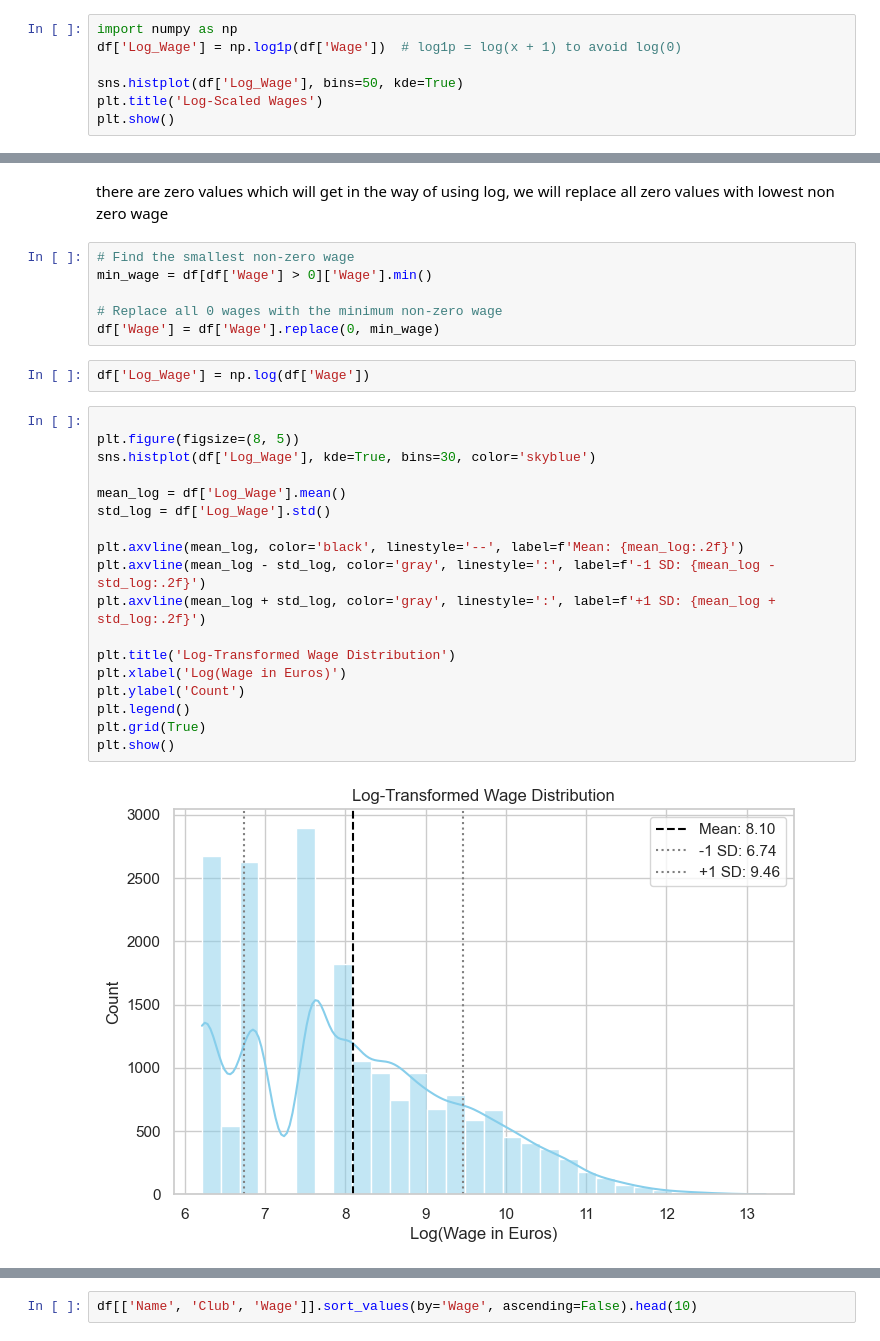
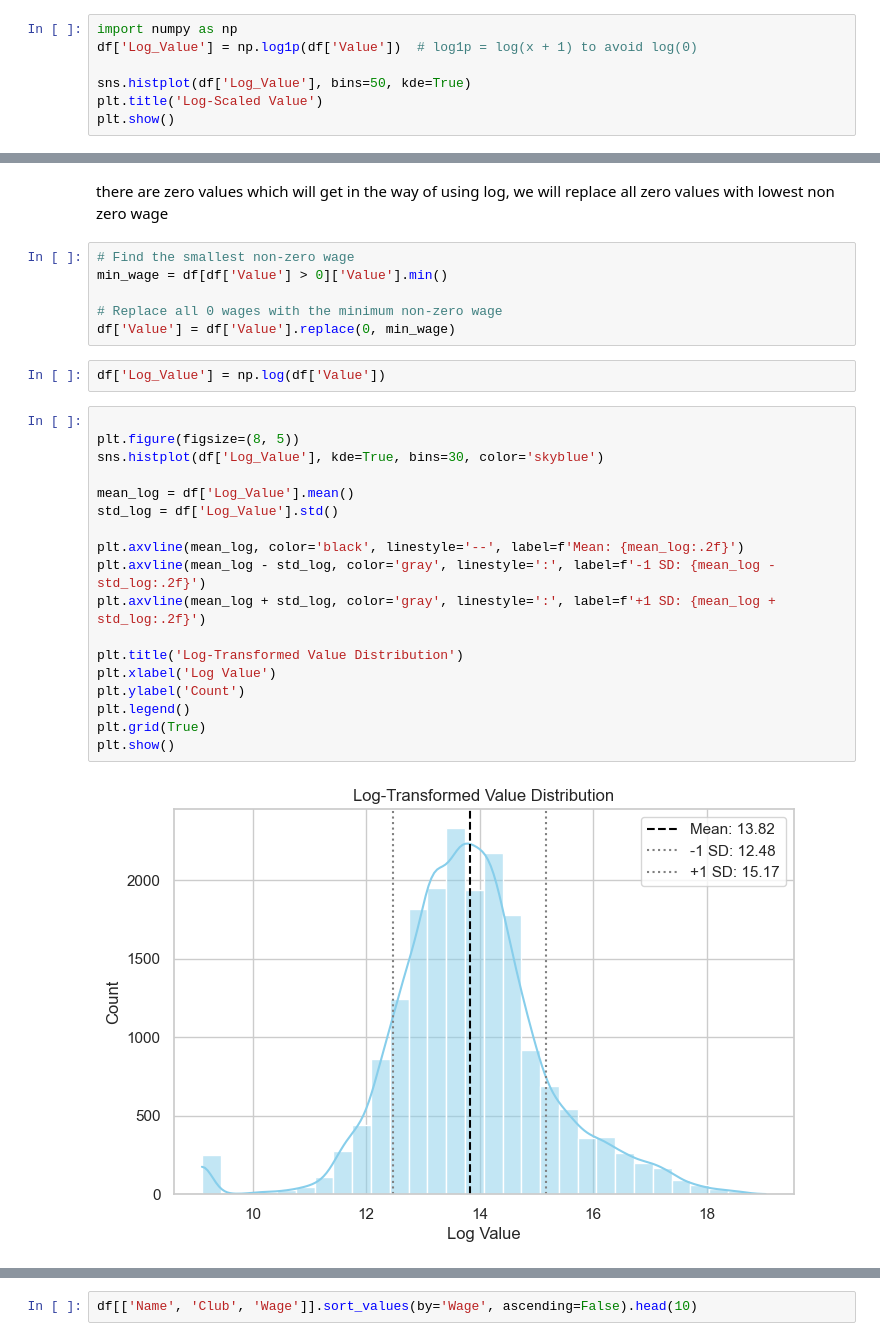
Before and after one commit to QAZYD/eda-repository, a Jupyter notebook: Untitled-1.ipynb, the cells around one changed output, grey strips where cells are left out. Cells and saved outputs as stored; diff of their text form.

```diff
--- a/Untitled-1.ipynb
+++ b/Untitled-1.ipynb
@@ -578,8 +578,8 @@ plt.show()
 # %%
 import numpy as np
-df['Log_Wage'] = np.log1p(df['Wage'])  # log1p = log(x + 1) to avoid log(0)
+df['Log_Value'] = np.log1p(df['Value'])  # log1p = log(x + 1) to avoid log(0)
 
-sns.histplot(df['Log_Wage'], bins=50, kde=True)
-plt.title('Log-Scaled Wages')
+sns.histplot(df['Log_Value'], bins=50, kde=True)
+plt.title('Log-Scaled Value')
 plt.show()
 # %% [output]
@@ -588,29 +588,29 @@ plt.show()
 there are zero values which will get in the way of using log,  we will replace all zero values with lowest non zero wage
 # %%
 # Find the smallest non-zero wage
-min_wage = df[df['Wage'] > 0]['Wage'].min()
+min_wage = df[df['Value'] > 0]['Value'].min()
 
 # Replace all 0 wages with the minimum non-zero wage
-df['Wage'] = df['Wage'].replace(0, min_wage)
+df['Value'] = df['Value'].replace(0, min_wage)
 # %%
-df['Log_Wage'] = np.log(df['Wage'])
+df['Log_Value'] = np.log(df['Value'])
 # %%
 
 plt.figure(figsize=(8, 5))
-sns.histplot(df['Log_Wage'], kde=True, bins=30, color='skyblue')
+sns.histplot(df['Log_Value'], kde=True, bins=30, color='skyblue')
 
-mean_log = df['Log_Wage'].mean()
-std_log = df['Log_Wage'].std()
+mean_log = df['Log_Value'].mean()
+std_log = df['Log_Value'].std()
 
 plt.axvline(mean_log, color='black', linestyle='--', label=f'Mean: {mean_log:.2f}')
 plt.axvline(mean_log - std_log, color='gray', linestyle=':', label=f'-1 SD: {mean_log - std_log:.2f}')
 plt.axvline(mean_log + std_log, color='gray', linestyle=':', label=f'+1 SD: {mean_log + std_log:.2f}')
 
-plt.title('Log-Transformed Wage Distribution')
-plt.xlabel('Log(Wage in Euros)')
+plt.title('Log-Transformed Value Distribution')
+plt.xlabel('Log Value')
 plt.ylabel('Count')
 plt.legend()
 plt.grid(True)
 plt.show()
 # %% [output]
-[figure, old version]
+[figure, new version]
```
Also changed, not shown: parts of 4 cells of this notebook.
